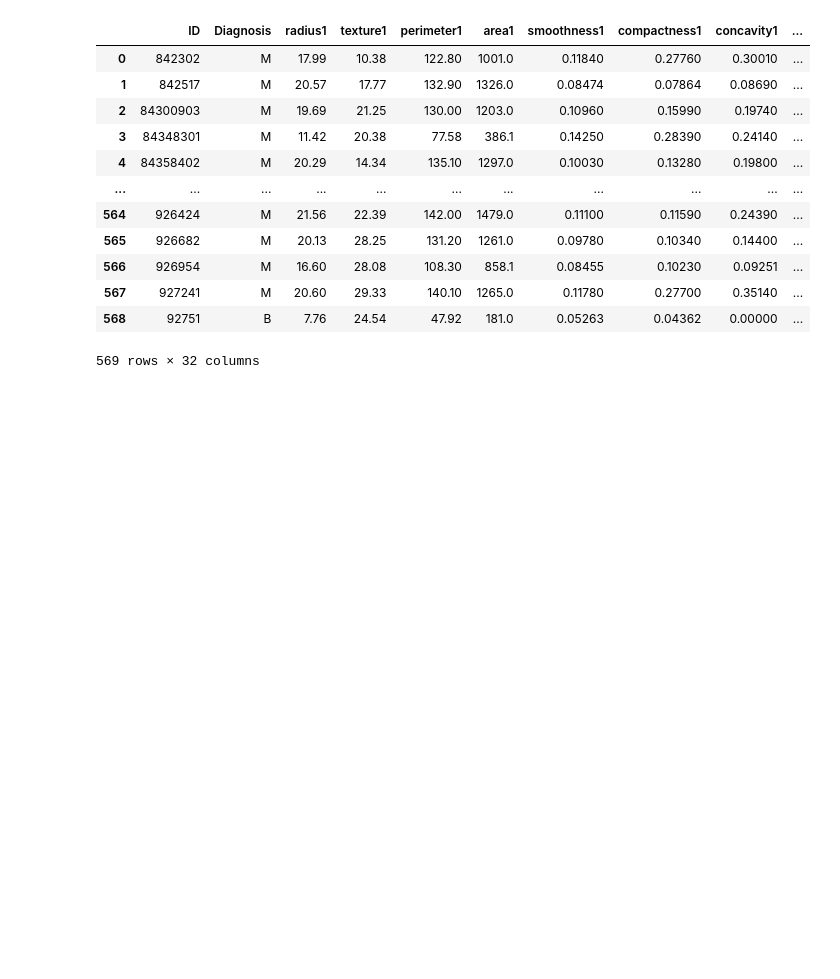
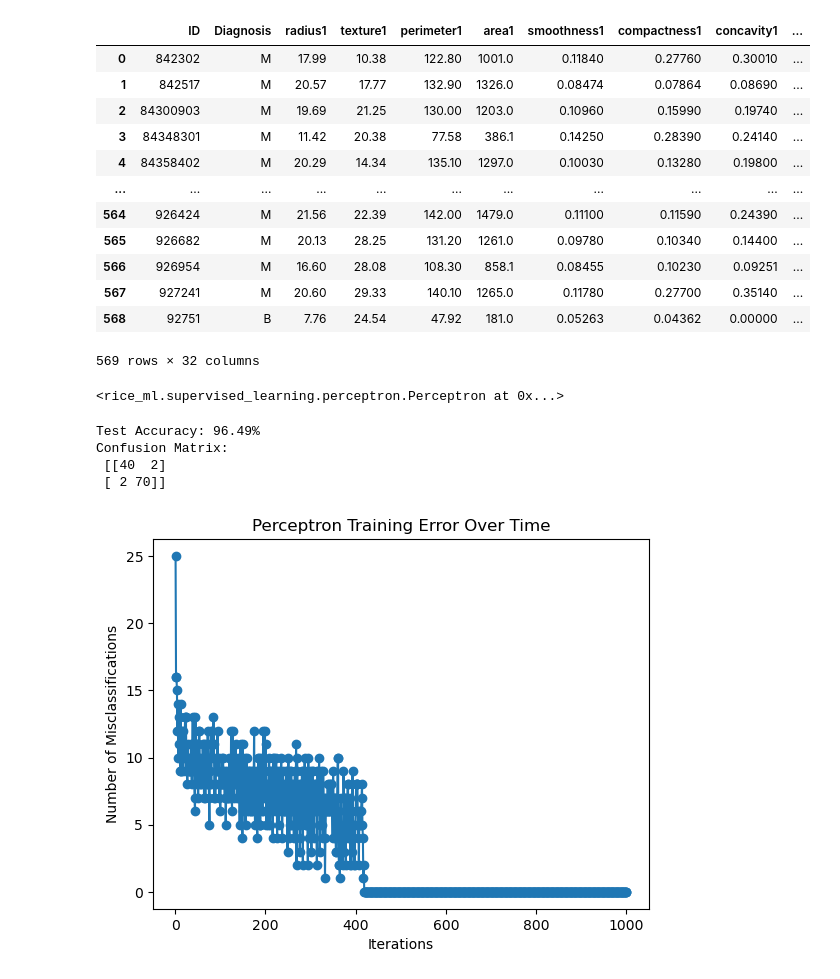
Before and after one commit to HawkVeluz/CMOR-438-Repo, a Jupyter notebook: examples/Supervised_Learning/Perceptron/Perceptron.ipynb, the cells around one changed output. Cells and saved outputs as stored; diff of their text form; code cells hidden in the pictures; blank space fills up the shorter version.

Commit message:
Perceptron Code - No Markdown Text

```diff
--- a/examples/Supervised_Learning/Perceptron/Perceptron.ipynb
+++ b/examples/Supervised_Learning/Perceptron/Perceptron.ipynb
@@ -59,3 +62,33 @@ y = y.replace({"M": 1, "B": -1})
 
 scaler = StandardScaler()
 X_scaled = scaler.fit_transform(X)
+# %%
+X_train, X_test, y_train, y_test = train_test_split(
+    X_scaled, y, test_size=0.2, random_state=25, stratify=y
+)
+# %%
+model = Perceptron(0.01, 1000)
+model.train(X_train, y_train)
+# %% [output]
+<rice_ml.supervised_learning.perceptron.Perceptron at 0x...>
+# %%
+y_pred = model.predict(X_test)
+accuracy = accuracy_score(y_test, y_pred)
+print(f"Test Accuracy: {accuracy:.2%}")
+
+# Confusion matrix
+cm = confusion_matrix(y_test, y_pred, labels=[1, -1])
+print("Confusion Matrix:\n", cm)
+# %% [output]
+Test Accuracy: 96.49%
+Confusion Matrix:
+ [[40  2]
+ [ 2 70]]
+# %%
+plt.plot(range(1, len(model.errors_) + 1), model.errors_, marker='o')
+plt.xlabel('Iterations')
+plt.ylabel('Number of Misclassifications')
+plt.title('Perceptron Training Error Over Time')
+plt.show()
+# %% [output]
+[figure, added]
```
Also changed, not shown: parts of 2 cells of this notebook, 5 other files.
